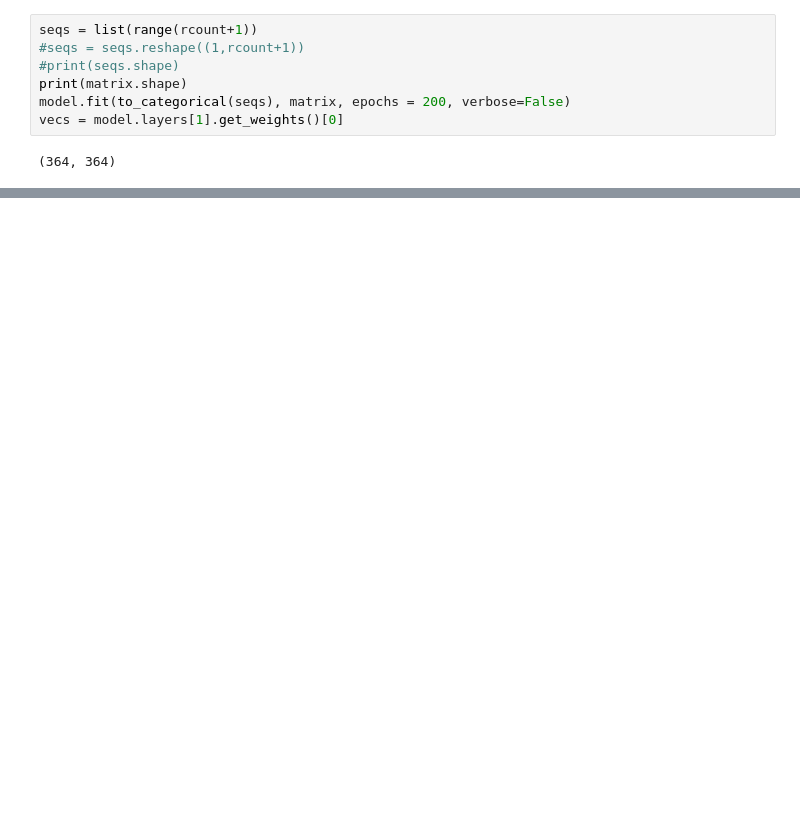
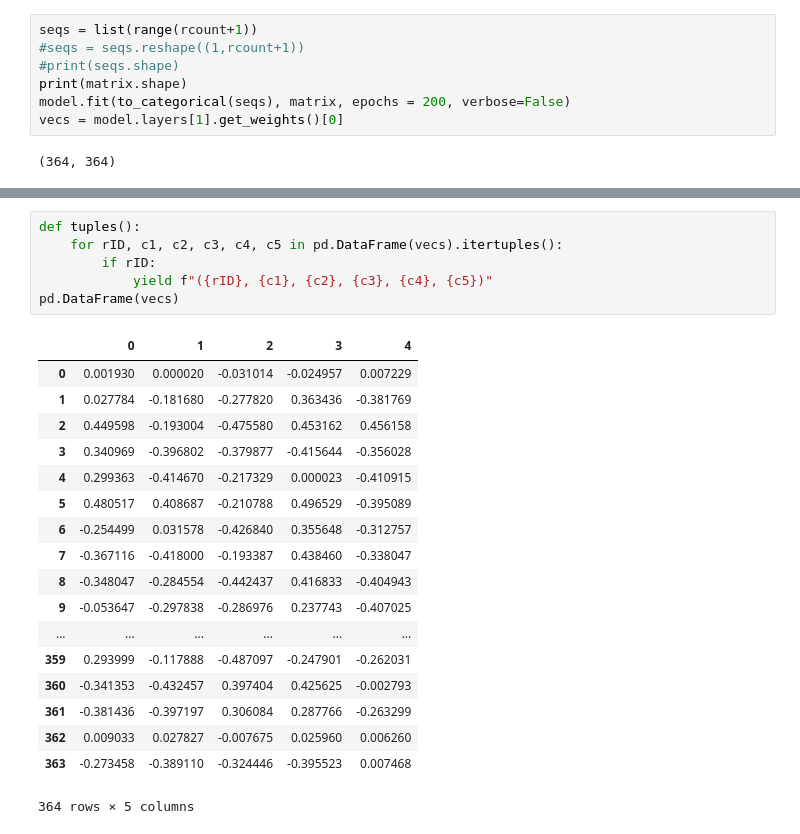
Before and after one commit to chunga2/CS411_SP18_YouFood, a Jupyter notebook: recommendation_engine/Restaurant2Vec.ipynb, the cells around one changed output, grey strips where cells are left out. Drawn from its saved outputs; the diff is of its cells as text; blank space fills up the shorter version.

```diff
--- a/recommendation_engine/Restaurant2Vec.ipynb
+++ b/recommendation_engine/Restaurant2Vec.ipynb
@@ -207,0 +120,25 @@ sql("""SELECT * FROM "Restaurant" WHERE rID = 340""")
+# %%
+def tuples():
+    for rID, c1, c2, c3, c4, c5 in pd.DataFrame(vecs).itertuples():
+        if rID:
+            yield f"({rID}, {c1}, {c2}, {c3}, {c4}, {c5})"
+pd.DataFrame(vecs)
+# %% [output]
+|  | 0 | 1 | 2 | 3 | 4 |
+| 0 | 0.001930 | 0.000020 | -0.031014 | -0.024957 | 0.007229 |
+| 1 | 0.027784 | -0.181680 | -0.277820 | 0.363436 | -0.381769 |
+| 2 | 0.449598 | -0.193004 | -0.475580 | 0.453162 | 0.456158 |
+| 3 | 0.340969 | -0.396802 | -0.379877 | -0.415644 | -0.356028 |
+| 4 | 0.299363 | -0.414670 | -0.217329 | 0.000023 | -0.410915 |
+| 5 | 0.480517 | 0.408687 | -0.210788 | 0.496529 | -0.395089 |
+| 6 | -0.254499 | 0.031578 | -0.426840 | 0.355648 | -0.312757 |
+| 7 | -0.367116 | -0.418000 | -0.193387 | 0.438460 | -0.338047 |
+| 8 | -0.348047 | -0.284554 | -0.442437 | 0.416833 | -0.404943 |
+| 9 | -0.053647 | -0.297838 | -0.286976 | 0.237743 | -0.407025 |
+| ... | ... | ... | ... | ... | ... |
+| 359 | 0.293999 | -0.117888 | -0.487097 | -0.247901 | -0.262031 |
+| 360 | -0.341353 | -0.432457 | 0.397404 | 0.425625 | -0.002793 |
+| 361 | -0.381436 | -0.397197 | 0.306084 | 0.287766 | -0.263299 |
+| 362 | 0.009033 | 0.027827 | -0.007675 | 0.025960 | 0.006260 |
+| 363 | -0.273458 | -0.389110 | -0.324446 | -0.395523 | 0.007468 |
+364 rows × 5 columns
```
Also changed, not shown: parts of 13 cells of this notebook, 5 other files.
